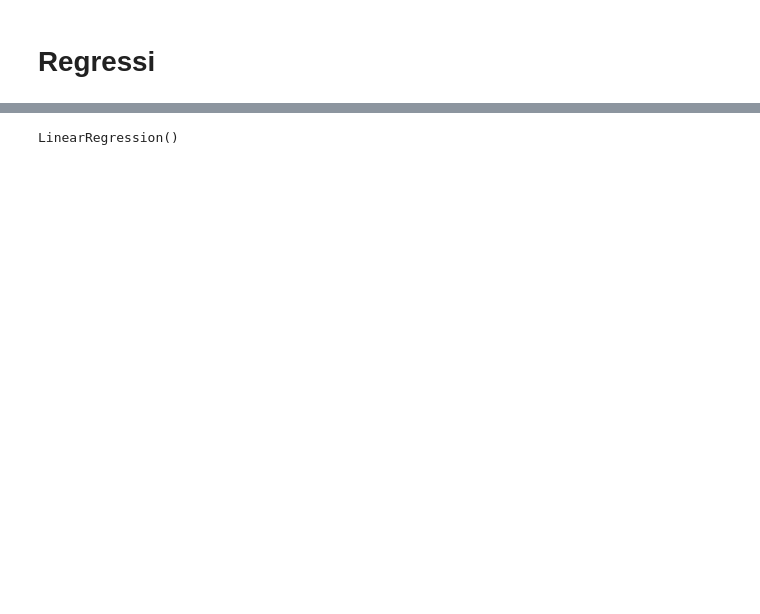
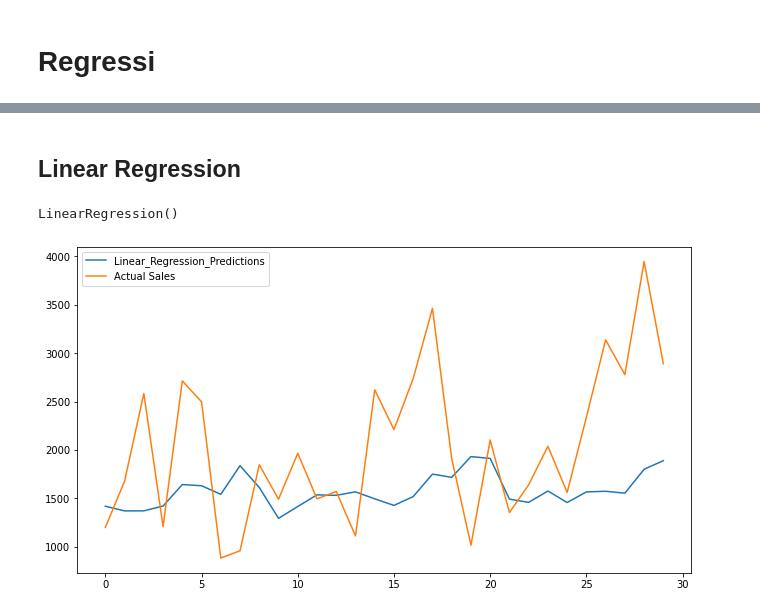
Before and after one commit to Nidakhairunnisa/Retail_6, a Jupyter notebook: Retail 6/ML/Regression_Nida.ipynb, the cells around one changed output, grey strips where cells are left out. Drawn from its saved outputs; the diff is of its cells as text; code cells hidden in the pictures; blank space fills up the shorter version.

```diff
--- a/Retail 6/ML/Regression_Nida.ipynb
+++ b/Retail 6/ML/Regression_Nida.ipynb
@@ -226,7 +284,20 @@ print(final_x)
 # %%
 X_train,X_test,y_train,y_test=final_x[:-30],final_x[-30:],y[:-30],y[-30:]
-# %%
-model.fit(X_train,y_train)
-lin_model.fit(X_train,y_train)
-# %% [output]
-LinearRegression()
+# %% [markdown]
+## **Linear Regression**
+# %%
+from sklearn.linear_model import LinearRegression
+lin_model=LinearRegression()
+lin_model.fit(X_train,y_train)
+# %% [output]
+LinearRegression()
+# %%
+linear_regression=lin_model.predict(X_test)
+import matplotlib.pyplot as plt
+plt.rcParams["figure.figsize"] = (11,6)
+plt.plot(linear_regression,label='Linear_Regression_Predictions')
+plt.plot(y_test,label='Actual Sales')
+plt.legend(loc="upper left")
+plt.show()
+# %% [output]
+[figure, added]
```
Also changed, not shown: parts of 75 cells of this notebook.
